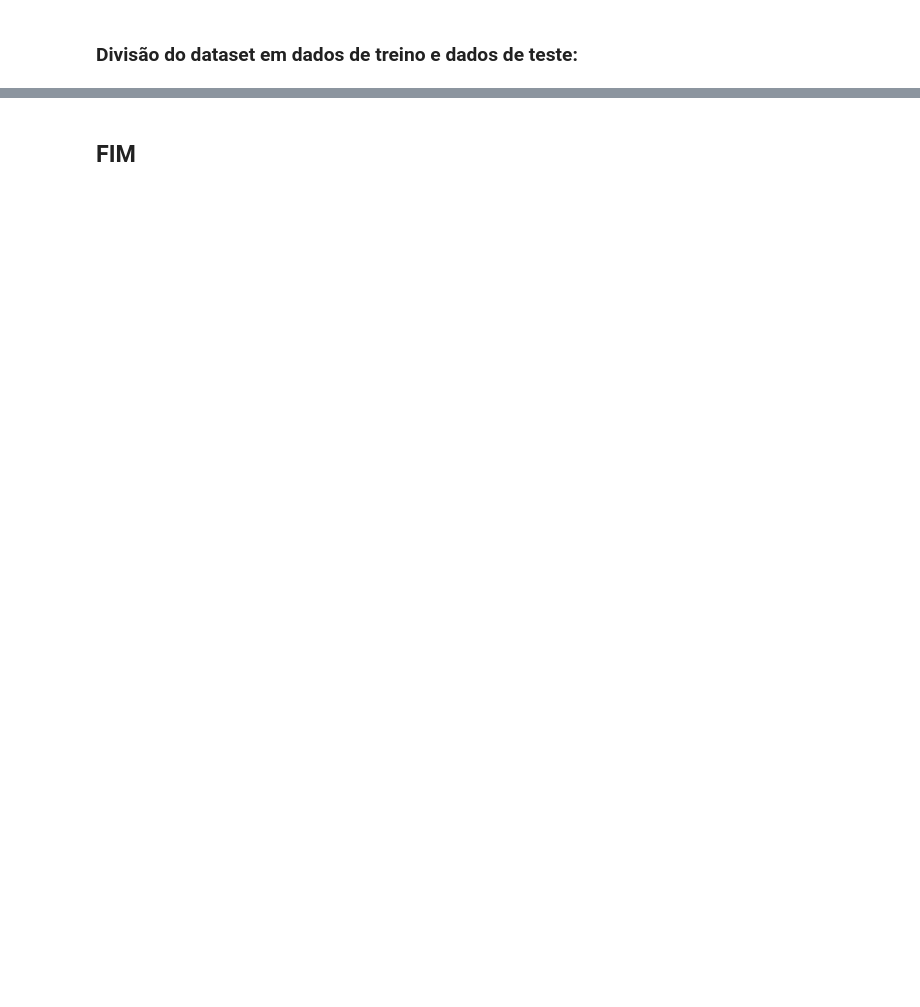
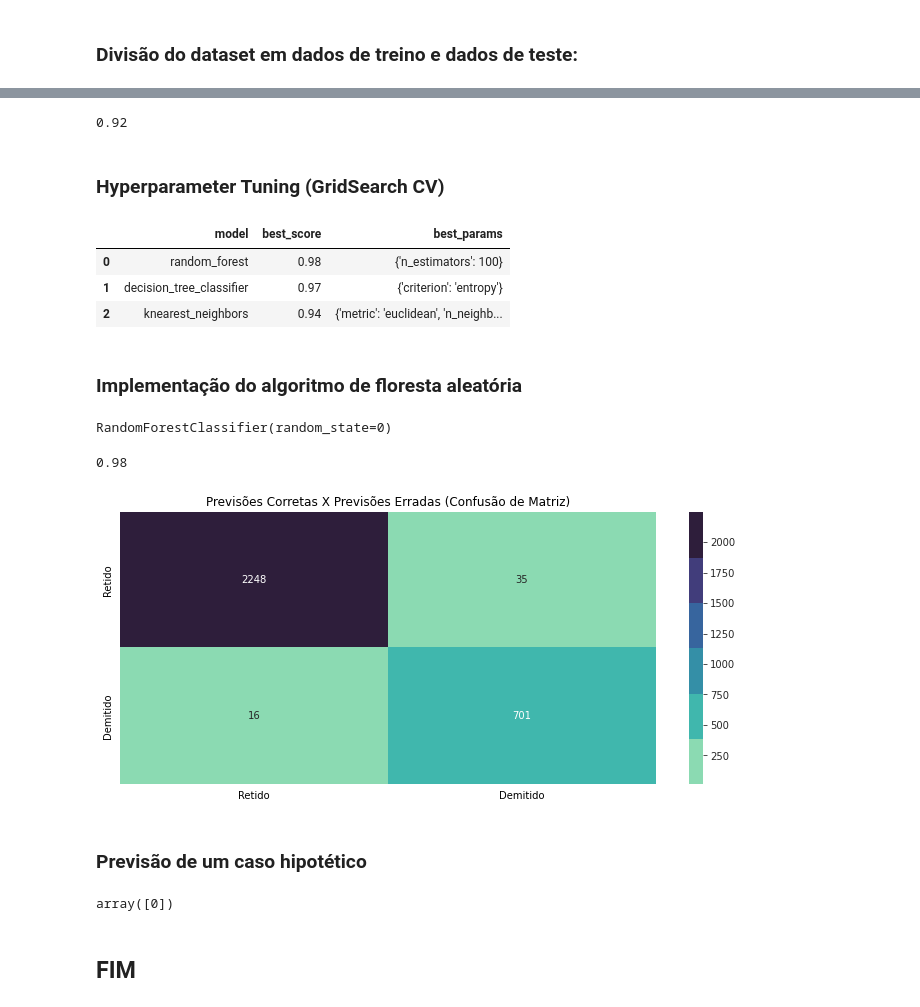
Before and after one commit to jv-mendes07/recursos_humanos_ML, a Jupyter notebook: recursos_humanos_(modelo_de_propensão).ipynb, the cells around one changed output, grey strips where cells are left out. Drawn from its saved outputs; the diff is of its cells as text; code cells hidden in the pictures; blank space fills up the shorter version.

```diff
--- a/recursos_humanos_(modelo_de_propensão).ipynb
+++ b/recursos_humanos_(modelo_de_propensão).ipynb
@@ -567,0 +487,10 @@ array([1])
+# %%
+# Validação cruzada para treinar o modelo com o algoritmo de KNearest-Neighbors:
+
+# Retorno da média de acurácia preditiva do modelo de 0.92:
+
+cross_val_score(KNeighborsClassifier(), X, y).mean().round(2)
+# %% [output]
+0.92
+# %% [markdown]
+### Hyperparameter Tuning (GridSearch CV)
@@ -567,0 +539,21 @@ array([1])
+# %%
+# Exibição dos melhores modelos com às melhores pontuações preditivas e com os melhores hiperparâmetros
+
+pd.DataFrame(scores).round(2)
+# %% [output]
+|  | model | best_score | best_params |
+| 0 | random_forest | 0.98 | {'n_estimators': 100} |
+| 1 | decision_tree_classifier | 0.97 | {'criterion': 'entropy'} |
+| 2 | knearest_neighbors | 0.94 | {'metric': 'euclidean', 'n_neighb... |
+# %% [markdown]
+### Implementação do algoritmo de floresta aleatória
+# %%
+# Atribuição do modelo de floresta aleatória à uma variável:
+
+random_forest = RandomForestClassifier(n_estimators = 100, random_state = 0)
+# %%
+# Treino do modelo de floresta aleatória:
+
+random_forest.fit(X_train_2, y_train)
+# %% [output]
+RandomForestClassifier(random_state=0)
@@ -568,2 +564,37 @@ array([1])
+# %%
+# Atribuição das classificações previstas pelo modelo com os dados de teste:
+
+y_pred = random_forest.predict(X_test_2)
+# %%
+# Criação de uma confusão de matriz com os dados de teste previstos e os dados de teste reais:
+
+cm = confusion_matrix(y_pred, y_test)
+# %%
+# Acurácia preditiva de 98 % do modelo de floresta aleatória:
+
+accuracy_score(y_test, y_pred).round(2)
+# %% [output]
+0.98
+# %%
+# Confusão de matriz para vermos quantas previsões o modelo acertou e quantas previsões o modelo errou:
+
+plt.figure(figsize = (12, 5))
+sns.heatmap(cm, annot = True, fmt = '0', cmap = sns.color_palette('mako_r'),
+            xticklabels = ['Retido', 'Demitido'],
+            yticklabels = ['Retido', 'Demitido'])
+plt.xticks(fontsize = 10, color = 'k')
+plt.yticks(fontsize = 10, color = 'k')
+plt.title('Previsões Corretas X Previsões Erradas (Confusão de Matriz)',
+          fontsize = 12, color = 'k');
+# %% [output]
+[figure, added]
+# %% [markdown]
+### Previsão de um caso hipotético
+# %%
+# Previsão para saber se um funcionário hipotético continuaria na empresa ou não, dado os demais dados das demais variáveis:
+
+random_forest.predict([[0.80, 270, 4, 1, 1, 0, 0]])
+# %% [output]
+array([0])
 # %% [markdown]
 ## FIM
```
Also changed, not shown: parts of 44 cells of this notebook.
